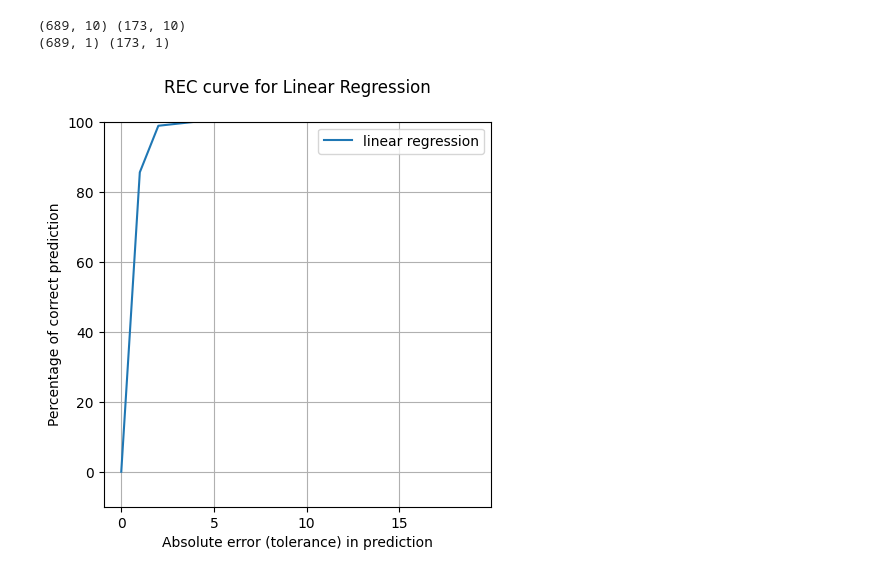
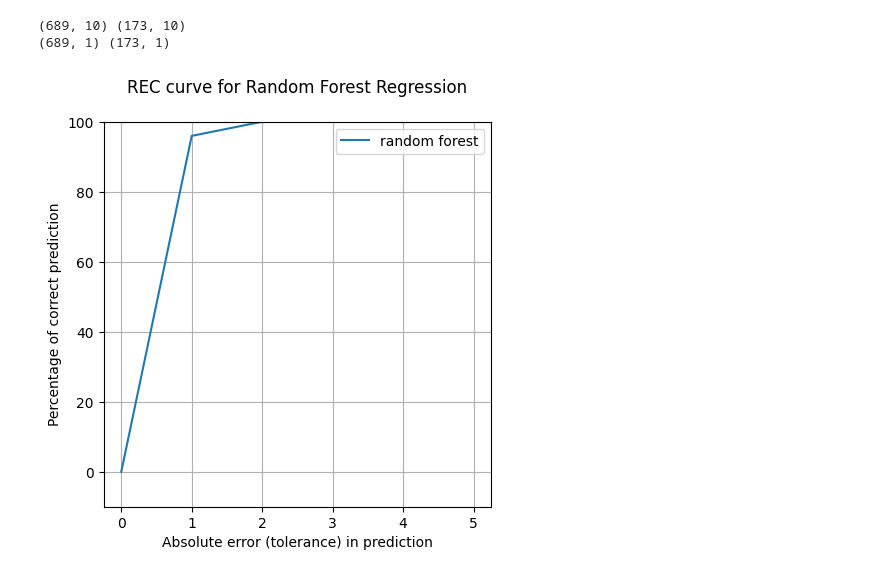
Before and after one commit to calebw2/calebw2.github.io, a Jupyter notebook: assets/final_model.ipynb, the cells around one changed output. Drawn from its saved outputs; the diff is of its cells as text; code cells hidden in the pictures.

```diff
--- a/assets/final_model.ipynb
+++ b/assets/final_model.ipynb
@@ -96,29 +95,30 @@ def rec(m, n, tol):
 # %%
 # RANDOM FOREST REGRESSOR
 from sklearn.ensemble import RandomForestRegressor
+from matplotlib import pyplot as plt
 
 forest_model = RandomForestRegressor(n_estimators=50)
 
 forest_model.fit(X_train, y_train)
 forest_model.score(X_test, y_test)
-y_test_rfr = forest_model.predict(X_test)
+y_pred_rfr = forest_model.predict(X_test)
 
 tol_max = 6
-rec_rfr = []
+rec_lr = []
 # get REC curve
 for i in range(tol_max):
-    rec_rfr.append(rec(y_pred_lr, y_test, i))
+    rec_lr.append(rec(y_pred_rfr, y_test, i))
 # plot REC curve
 plt.figure(figsize=(5,5))
 plt.title("REC curve for Random Forest Regression\n")
 plt.xlabel("Absolute error (tolerance) in prediction")
 plt.ylabel("Percentage of correct prediction")
-plt.sticks([i for i in range(tol_max+1)])
+plt.xticks([i for i in range(tol_max+1)])
 plt.ylim(-10,100)
 plt.yticks([i*20 for i in range(6)])
 plt.grid(True)
-plt.plot(range(tol_max), rec_rfr, label='random forest')
+plt.plot(range(tol_max), rec_lr, label='random forest')
 plt.legend()
 plt.show()
 # %% [output]
-[figure, old version]
+[figure, new version]
```
Also changed, not shown: parts of 1 cell of this notebook.
